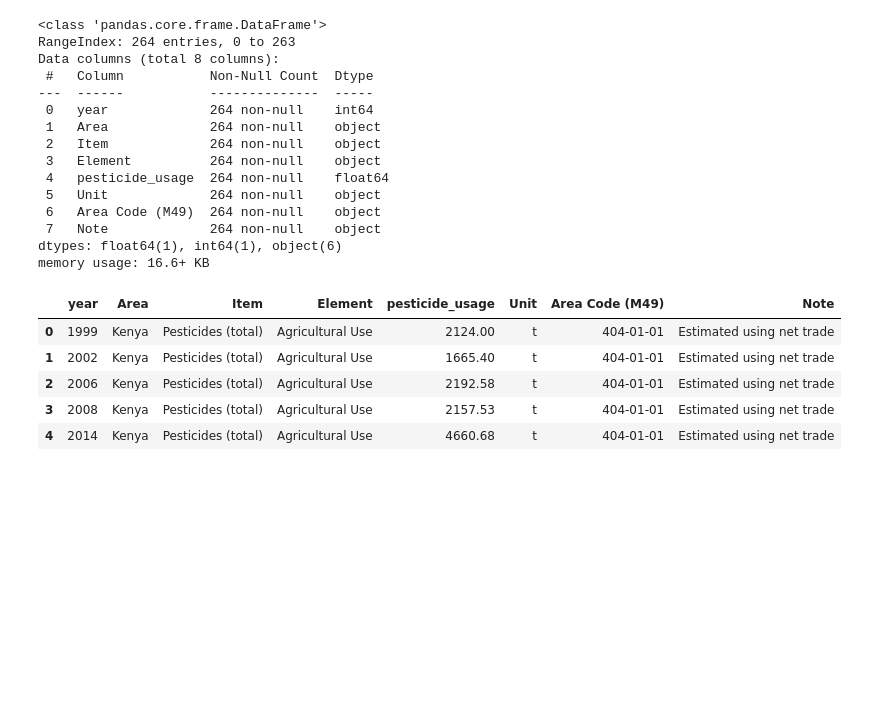
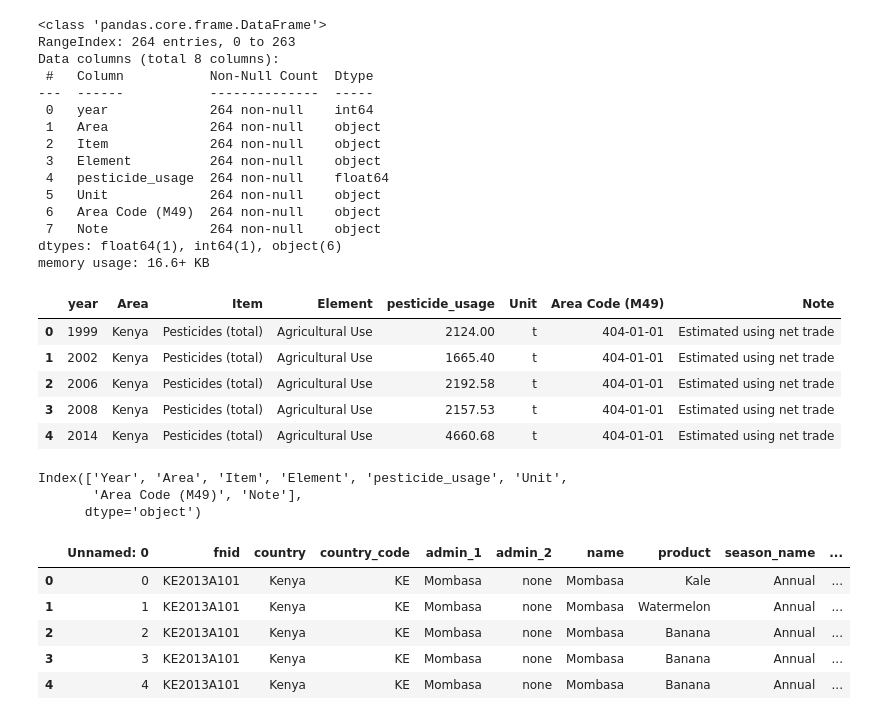
Before and after one commit to sheillamacharia/Regional_Crop_Yield_Prediction_Kenya, a Jupyter notebook: Notebooks/Margaret.ipynb, the cells around one changed output. Cells and saved outputs as stored; diff of their text form; code cells hidden in the pictures; blank space fills up the shorter version.

```diff
--- a/Notebooks/Margaret.ipynb
+++ b/Notebooks/Margaret.ipynb
@@ -170,3 +202,20 @@ kenya_pest.head()
 | 2 | 2006 | Kenya | Pesticides (total) | Agricultural Use | 2192.58 | t | 404-01-01 | Estimated using net trade |
 | 3 | 2008 | Kenya | Pesticides (total) | Agricultural Use | 2157.53 | t | 404-01-01 | Estimated using net trade |
 | 4 | 2014 | Kenya | Pesticides (total) | Agricultural Use | 4660.68 | t | 404-01-01 | Estimated using net trade |
+# %%
+kenya_pest.rename(columns={"year": "Year"}, inplace=True)
+kenya_pest.columns
+# %% [output]
+Index(['Year', 'Area', 'Item', 'Element', 'pesticide_usage', 'Unit',
+       'Area Code (M49)', 'Note'],
+      dtype='object')
+# %%
+region_yield = pd.read_csv(r'..\data\adm_crop_production_KE.csv')
+region_yield.head()
+# %% [output]
+|  | Unnamed: 0 | fnid | country | country_code | admin_1 | admin_2 | name | product | season_name | ... |
+| 0 | 0 | KE2013A101 | Kenya | KE | Mombasa | none | Mombasa | Kale | Annual | ... |
+| 1 | 1 | KE2013A101 | Kenya | KE | Mombasa | none | Mombasa | Watermelon | Annual | ... |
+| 2 | 2 | KE2013A101 | Kenya | KE | Mombasa | none | Mombasa | Banana | Annual | ... |
+| 3 | 3 | KE2013A101 | Kenya | KE | Mombasa | none | Mombasa | Banana | Annual | ... |
+| 4 | 4 | KE2013A101 | Kenya | KE | Mombasa | none | Mombasa | Banana | Annual | ... |
```
Also changed, not shown: parts of 26 cells of this notebook.
